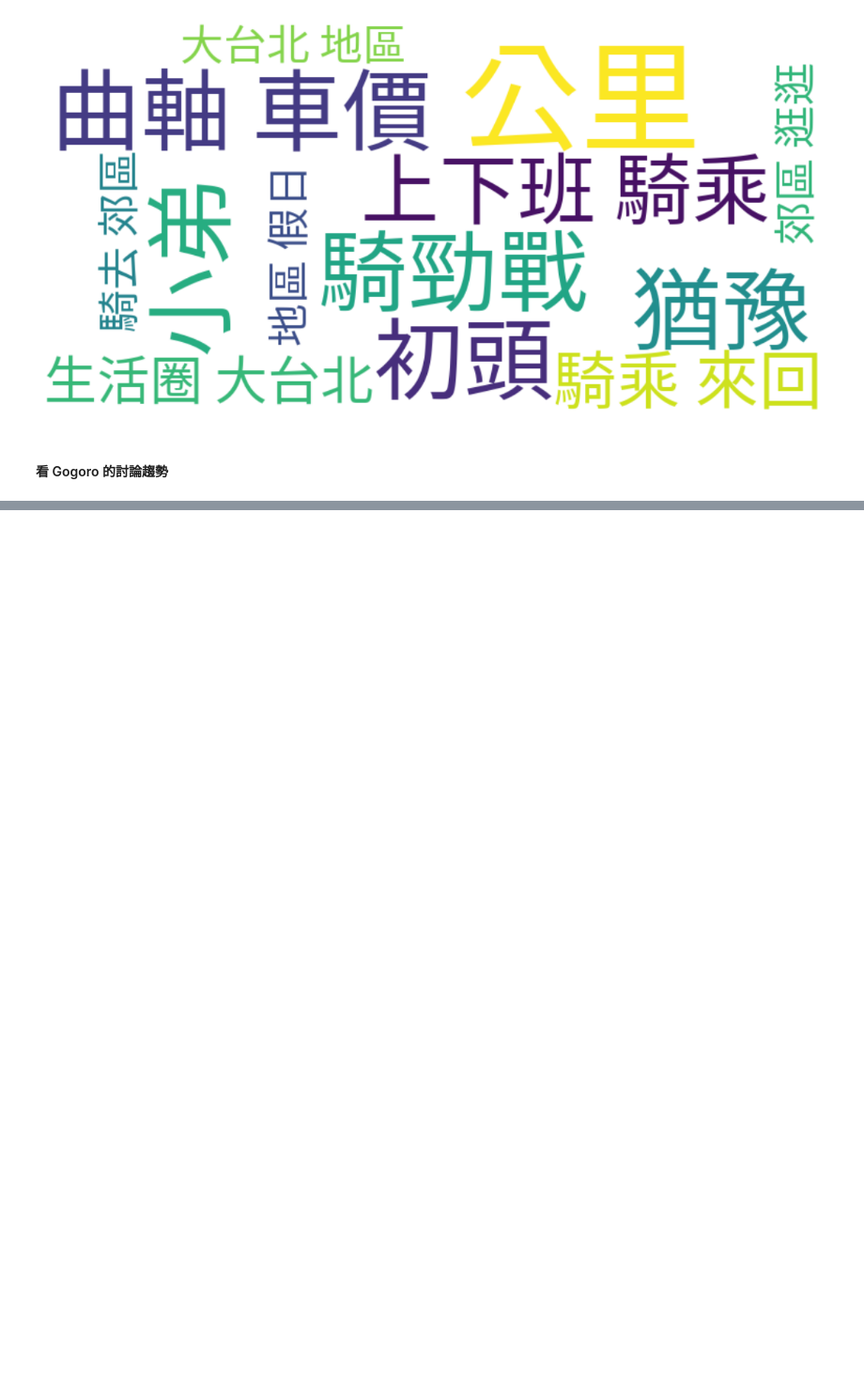
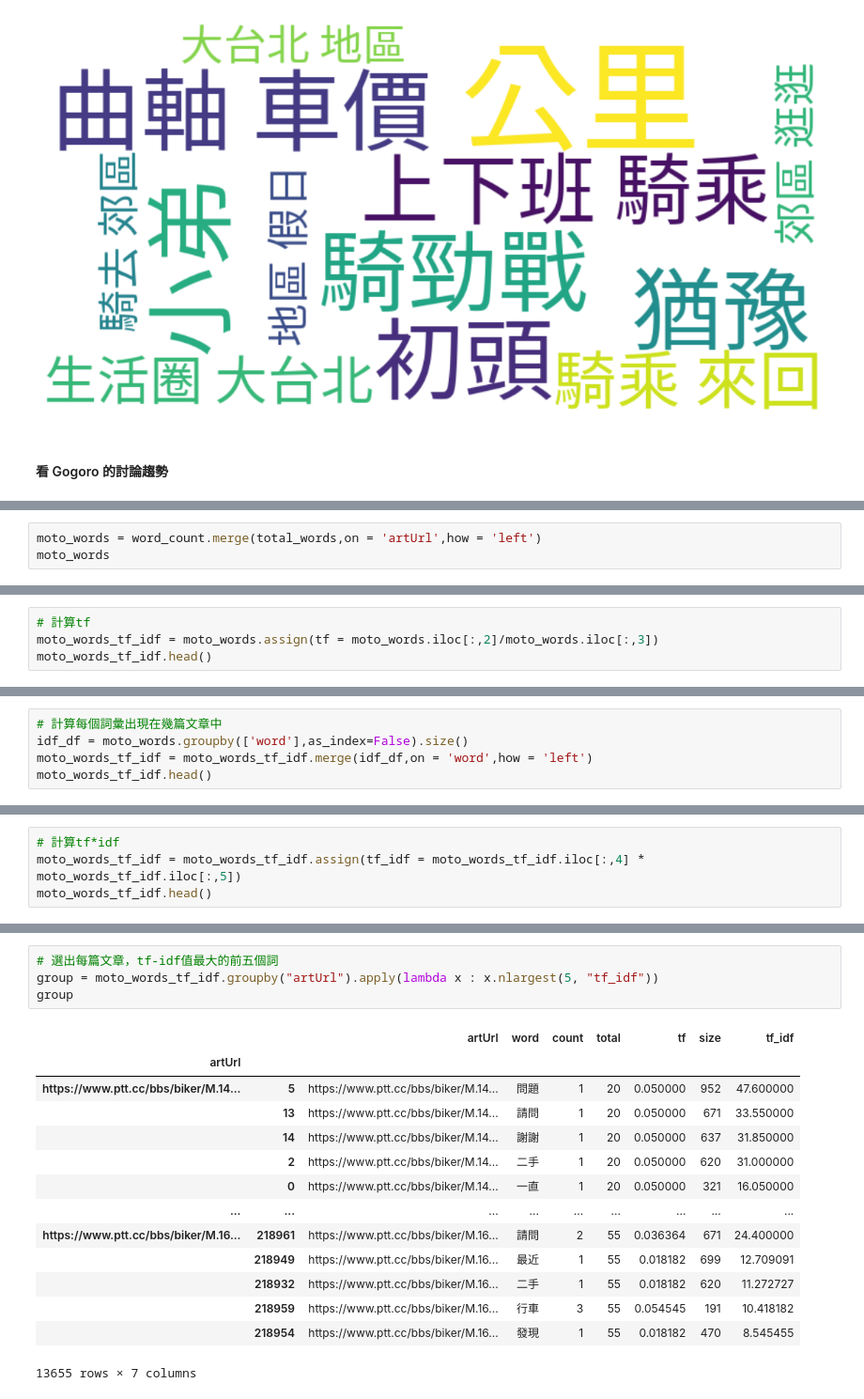
Before and after one commit to collin0825/SocialMediaProject, a Jupyter notebook: report.ipynb, the cells around one changed output, grey strips where cells are left out. Shown at 94% size. Drawn from its saved outputs; the diff is of its cells as text; blank space fills up the shorter version.

```diff
--- a/report.ipynb
+++ b/report.ipynb
@@ -1485,0 +1588,3 @@ plt.show()
+# %%
+moto_words = word_count.merge(total_words,on = 'artUrl',how = 'left')
+moto_words
@@ -1485,0 +1607,4 @@ plt.show()
+# %%
+# 計算tf
+moto_words_tf_idf = moto_words.assign(tf = moto_words.iloc[:,2]/moto_words.iloc[:,3])
+moto_words_tf_idf.head()
@@ -1485,0 +1618,5 @@ plt.show()
+# %%
+# 計算每個詞彙出現在幾篇文章中
+idf_df = moto_words.groupby(['word'],as_index=False).size()
+moto_words_tf_idf = moto_words_tf_idf.merge(idf_df,on = 'word',how = 'left')
+moto_words_tf_idf.head()
@@ -1485,0 +1644,4 @@ plt.show()
+# %%
+# 計算tf*idf
+moto_words_tf_idf = moto_words_tf_idf.assign(tf_idf = moto_words_tf_idf.iloc[:,4] * moto_words_tf_idf.iloc[:,5])
+moto_words_tf_idf.head()
@@ -1485,0 +1655,19 @@ plt.show()
+# %%
+# 選出每篇文章，tf-idf值最大的前五個詞
+group = moto_words_tf_idf.groupby("artUrl").apply(lambda x : x.nlargest(5, "tf_idf"))
+group
+# %% [output]
+|  |  | artUrl | word | count | total | tf | size | tf_idf |
+| artUrl |  |  |  |  |  |  |  |  |
+| https://www.ptt.cc/bbs/biker/M.14... | 5 | https://www.ptt.cc/bbs/biker/M.14... | 問題 | 1 | 20 | 0.050000 | 952 | 47.600000 |
+|  | 13 | https://www.ptt.cc/bbs/biker/M.14... | 請問 | 1 | 20 | 0.050000 | 671 | 33.550000 |
+|  | 14 | https://www.ptt.cc/bbs/biker/M.14... | 謝謝 | 1 | 20 | 0.050000 | 637 | 31.850000 |
+|  | 2 | https://www.ptt.cc/bbs/biker/M.14... | 二手 | 1 | 20 | 0.050000 | 620 | 31.000000 |
+|  | 0 | https://www.ptt.cc/bbs/biker/M.14... | 一直 | 1 | 20 | 0.050000 | 321 | 16.050000 |
+| ... | ... | ... | ... | ... | ... | ... | ... | ... |
+| https://www.ptt.cc/bbs/biker/M.16... | 218961 | https://www.ptt.cc/bbs/biker/M.16... | 請問 | 2 | 55 | 0.036364 | 671 | 24.400000 |
+|  | 218949 | https://www.ptt.cc/bbs/biker/M.16... | 最近 | 1 | 55 | 0.018182 | 699 | 12.709091 |
+|  | 218932 | https://www.ptt.cc/bbs/biker/M.16... | 二手 | 1 | 55 | 0.018182 | 620 | 11.272727 |
+|  | 218959 | https://www.ptt.cc/bbs/biker/M.16... | 行車 | 3 | 55 | 0.054545 | 191 | 10.418182 |
+|  | 218954 | https://www.ptt.cc/bbs/biker/M.16... | 發現 | 1 | 55 | 0.018182 | 470 | 8.545455 |
+13655 rows × 7 columns
```
Also changed, not shown: parts of 57 cells of this notebook, 5 other files.
